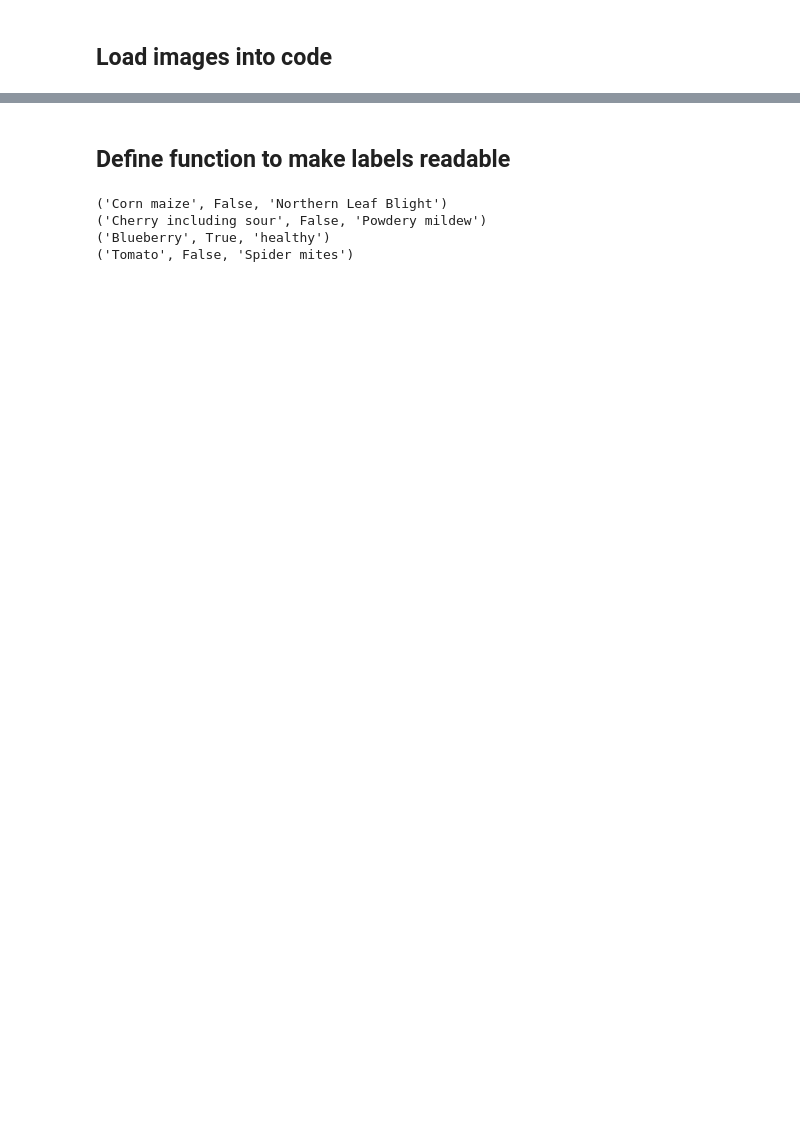
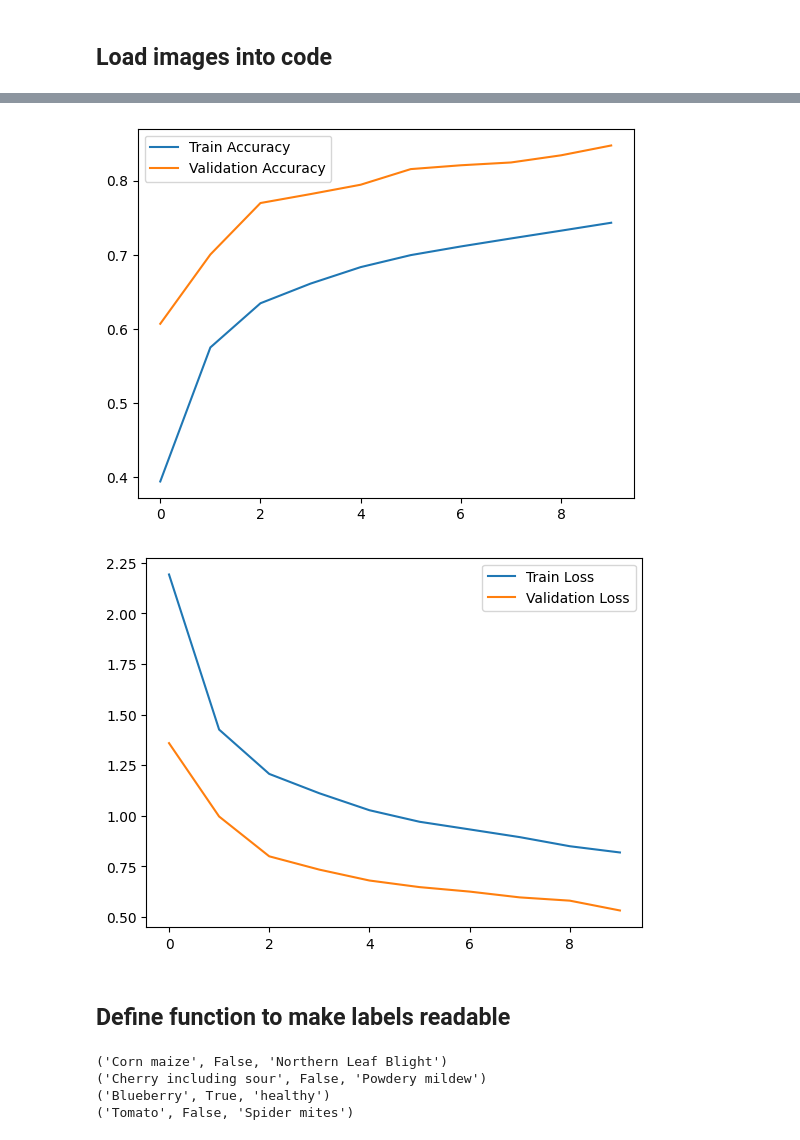
Before and after one commit to SimonCharvat/4IT534-ai-model, a Jupyter notebook: model.ipynb, the cells around one changed output, grey strips where cells are left out. Drawn from its saved outputs; the diff is of its cells as text; code cells hidden in the pictures; blank space fills up the shorter version.

Commit message:
feat: Trained CNN model

```diff
--- a/model.ipynb
+++ b/model.ipynb
@@ -143,0 +175,25 @@ ImportError: DLL load failed while importing _pywrap_tensorflow_internal: Proces
+# %%
+model_name = "batch32_dropout"
+
+timestamp = datetime.now().strftime("%Y%m%d_%H%M%S")
+
+checkpoint_filename = f"checkpoints/model_{model_name}_{timestamp}_epoch_{{epoch:02d}}_acc_{{val_accuracy:.2f}}.keras"
+
+# Define the checkpoint callback
+checkpoint_callback = ModelCheckpoint(
+    filepath=checkpoint_filename,  # Save path
+    save_weights_only=False,  # Set to True to save only weights
+    save_best_only=False,     # Set to True to save only the best model
+    verbose=1                 # Print a message when saving
+)
+
+
+history = model.fit(
+    train_dataset,
+    validation_data=validation_dataset,
+    epochs=10,
+    callbacks=[checkpoint_callback],
+    batch_size=32
+)
+
+model.save(f'model/model_{model_name}_{timestamp}_finished.keras')
@@ -144,3 +226,18 @@ ImportError: DLL load failed while importing _pywrap_tensorflow_internal: Proces
+# %%
+# Plot accuracy
+plt.plot(history.history['accuracy'], label='Train Accuracy')
+plt.plot(history.history['val_accuracy'], label='Validation Accuracy')
+plt.legend()
+plt.show()
+
+# Plot loss
+plt.plot(history.history['loss'], label='Train Loss')
+plt.plot(history.history['val_loss'], label='Validation Loss')
+plt.legend()
+plt.show()
+# %% [output]
+[figure, added]
+[figure, added]
 # %% [markdown]
 ## Define function to make labels readable
 # %%
```
Also changed, not shown: parts of 16 cells of this notebook, 1 other file.
